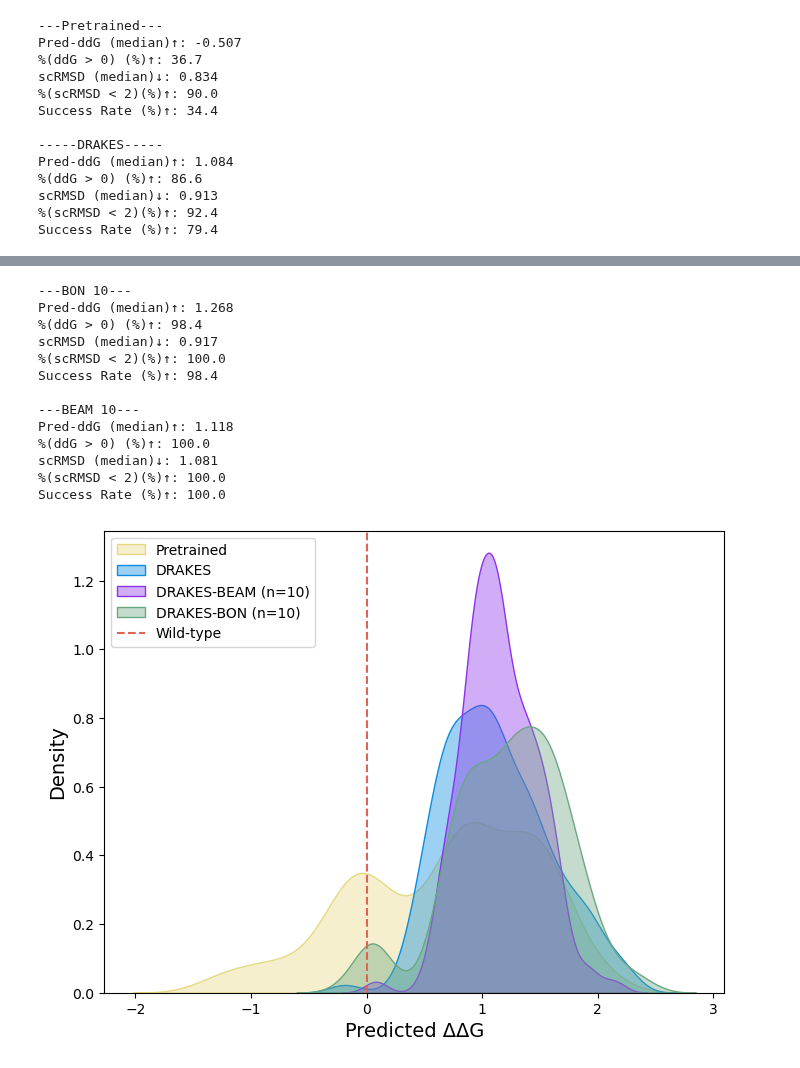
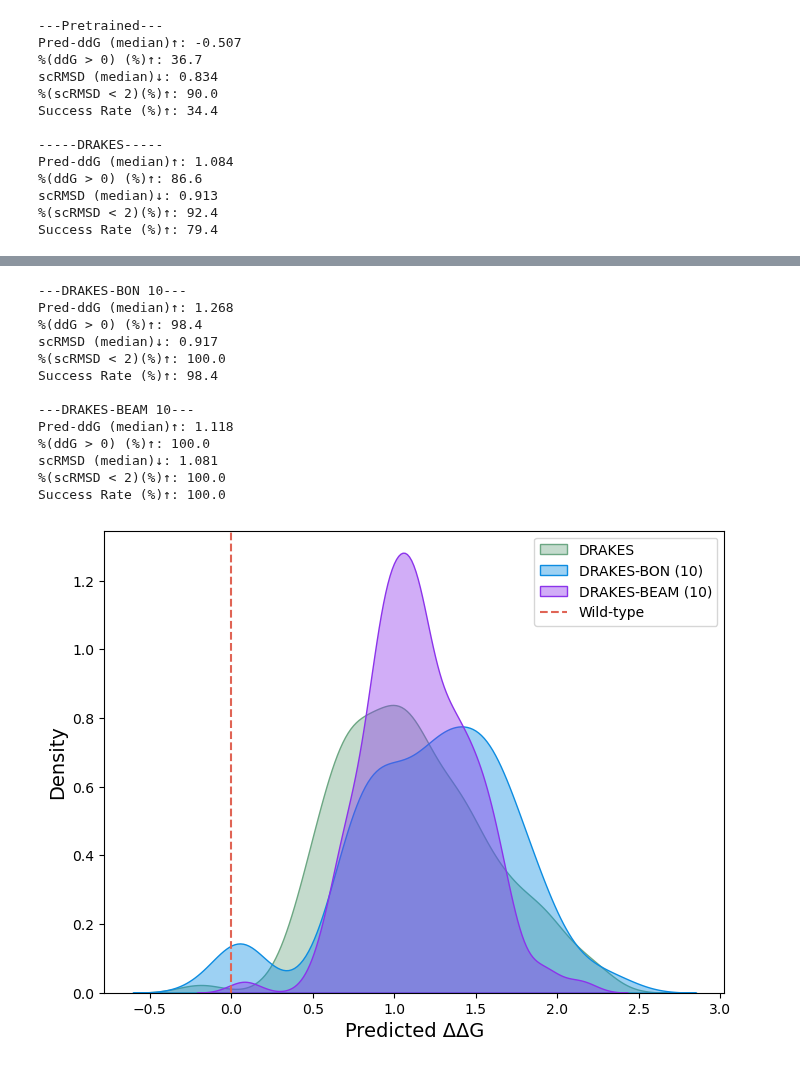
Before and after one commit to shainotshy1/BLISS_Experiments, a Jupyter notebook: DRAKES/analyze_new_distributions.ipynb, the cells around one changed output, grey strips where cells are left out. Drawn from its saved outputs; the diff is of its cells as text; code cells hidden in the pictures.

Commit message:
added distribution analysis

```diff
--- a/DRAKES/analyze_new_distributions.ipynb
+++ b/DRAKES/analyze_new_distributions.ipynb
@@ -37,31 +75,31 @@ analyze_protein_gen_helper('7JJK', data, labels, colors)
 # %%
-print("\n---BON 10---")
-bon_10_dist_fn = 'data/bon_data/distribution/original_new_10_0.5_0_results_merge_bon_10_test.csv'
-df_bon_10 = pd.read_csv(bon_10_dist_fn)
-bon_10_stats_7jjk = display_eval(df_bon_10, '7JJK')
+print("\n---DRAKES-BON 10---")
+bon_10_dist_new_fn = 'data/bon_data/distribution/original_new_10_0.5_0_results_merge_bon_10.csv'
+df_bon_10_new = pd.read_csv(bon_10_dist_new_fn)
+bon_10_stats_7jjk_new = display_eval(df_bon_10_new, '7JJK')
 
-print("\n---BEAM 10---")
-beam_10_dist_fn = 'data/beam_data/distribution/original_new_10_0.5_0_results_merge_beam_10_test.csv'
-df_beam_10 = pd.read_csv(beam_10_dist_fn)
-beam_10_stats_7jjk = display_eval(df_beam_10, '7JJK')
+print("\n---DRAKES-BEAM 10---")
+beam_10_dist_new_fn = 'data/beam_data/distribution/original_new_10_0.5_0_results_merge_beam_10_1.csv'
+df_beam_10_new = pd.read_csv(beam_10_dist_new_fn)
+beam_10_stats_7jjk_new = display_eval(df_beam_10_new, '7JJK')
 # %% [output]
----BON 10---
+---DRAKES-BON 10---
 Pred-ddG (median)↑: 1.268
 %(ddG > 0) (%)↑: 98.4
 scRMSD (median)↓: 0.917
 %(scRMSD < 2)(%)↑: 100.0
 Success Rate (%)↑: 98.4
 
----BEAM 10---
+---DRAKES-BEAM 10---
 Pred-ddG (median)↑: 1.118
 %(ddG > 0) (%)↑: 100.0
 scRMSD (median)↓: 1.081
 %(scRMSD < 2)(%)↑: 100.0
 Success Rate (%)↑: 100.0
 # %%
-data = [df_pre, df_drakes, df_beam_10, df_bon_10]
-labels = ['Pretrained', 'DRAKES', 'DRAKES-BEAM (n=10)', 'DRAKES-BON (n=10)']
-colors = ['#E6D983', '#0C8CE1', '#8C33EB', '#6CA783']
-analyze_protein_gen_helper('7JJK', data, labels, colors)
+data = [df_drakes, df_bon_10_new, df_beam_10_new]
+labels = ['DRAKES', 'DRAKES-BON (10)', 'DRAKES-BEAM (10)']
+colors = ['#6CA783', '#0C8CE1', '#8C33EB']
+analyze_protein_gen_helper('7JJK', data, labels, colors, 'rewards_eval', y_label='Predicted ΔΔG', v_line_thresh=0, v_line_label='Wild-type')
 # %% [output]
-[figure, old version]
+[figure, new version]
```
Also changed, not shown: parts of 12 cells of this notebook, 31 other files.
